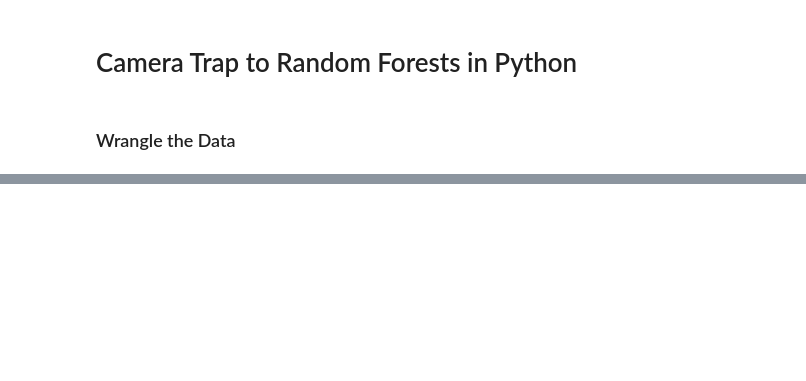
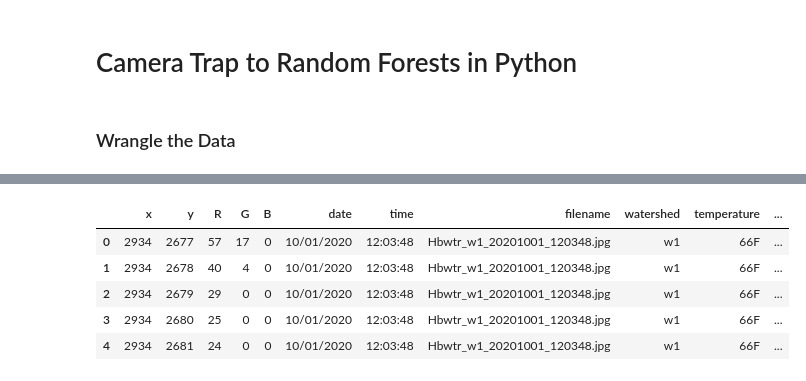
Before and after one commit to audreythellman/hbwater_cameratrap_pheno, a Jupyter notebook: scripts/03 ML/wrangle_via_annotation.ipynb, the cells around one changed output, grey strips where cells are left out. Cells and saved outputs as stored; diff of their text form; code cells hidden in the pictures; blank space fills up the shorter version.

```diff
--- a/scripts/03 ML/wrangle_via_annotation.ipynb
+++ b/scripts/03 ML/wrangle_via_annotation.ipynb
@@ -196,12 +196,13 @@ def wrangle_data_old(df):
     df = df.drop_duplicates()
     return df
 # %%
-def wrangle_data(df):
+def wrangle_data(df, folder):
 # """
 # wrangle via annotated data to produce dataframe of pixel coordinates with their corresponding
 # RGB values, class and temperature info
 # """
 # testing
+# input data: folder of images in example data/
 #df = csv_1
 # here change the name of the files if relevant:
     df = df.rename(columns = {"filename":"filename_inverted"})
@@ -278,7 +279,7 @@ def wrangle_data(df):
     def my_func(row):
         if row["filename"] in image_dict:
             return
-        path =  "example_data/"+row["filename"] # sample path to example data folder with all images
+        path =  folder +row["filename"] # sample path to example data folder with all images
         # note to Audrey: can you change this to read the images recursively (e.g. find file regardless of path)
         img= np.asarray(Image.open(path)) #note to Audrey: read in raw images, not inverted images?
         image_dict[row["filename"]] = img
@@ -384,0 +396,9 @@ Not able to extract region attributes at row 1590
+# %%
+csv_4.head()
+# %% [output]
+|  | x | y | R | G | B | date | time | filename | watershed | temperature | ... |
+| 0 | 2934 | 2677 | 57 | 17 | 0 | 10/01/2020 | 12:03:48 | Hbwtr_w1_20201001_120348.jpg | w1 | 66F | ... |
+| 1 | 2934 | 2678 | 40 | 4 | 0 | 10/01/2020 | 12:03:48 | Hbwtr_w1_20201001_120348.jpg | w1 | 66F | ... |
+| 2 | 2934 | 2679 | 29 | 0 | 0 | 10/01/2020 | 12:03:48 | Hbwtr_w1_20201001_120348.jpg | w1 | 66F | ... |
+| 3 | 2934 | 2680 | 25 | 0 | 0 | 10/01/2020 | 12:03:48 | Hbwtr_w1_20201001_120348.jpg | w1 | 66F | ... |
+| 4 | 2934 | 2681 | 24 | 0 | 0 | 10/01/2020 | 12:03:48 | Hbwtr_w1_20201001_120348.jpg | w1 | 66F | ... |
```
Also changed, not shown: parts of 4 cells of this notebook, 6 other files.
